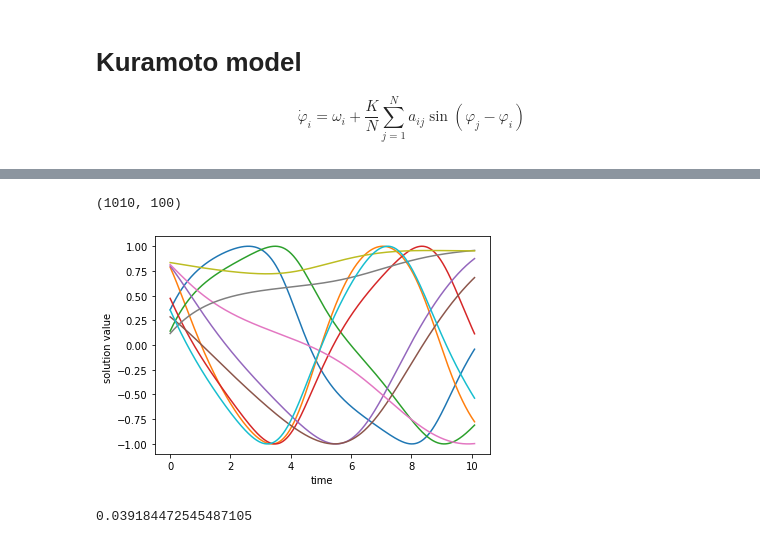
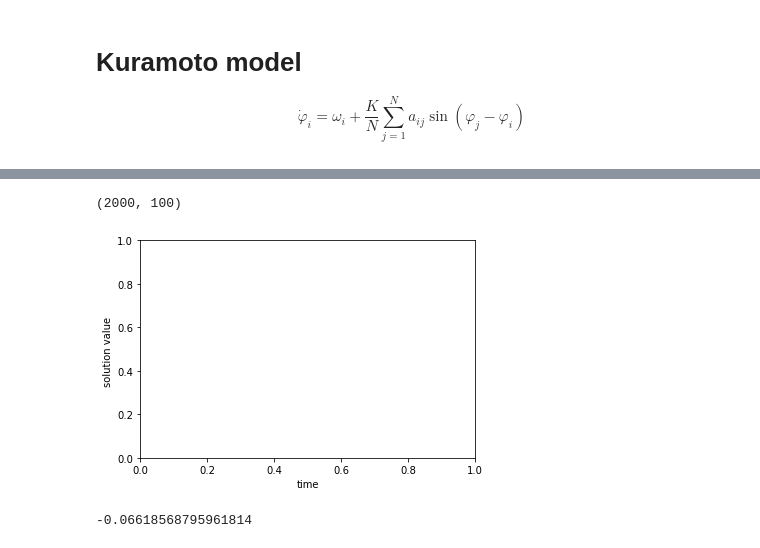
Before and after one commit to KatieJ16/Coupled_oscillators, a Jupyter notebook: Kuramoto_model_2d.ipynb, the cells around one changed output, grey strips where cells are left out. Saved outputs shown, nothing was run; the diff lists cells and outputs as text; code cells hidden in the pictures.

```diff
--- a/Kuramoto_model_2d.ipynb
+++ b/Kuramoto_model_2d.ipynb
@@ -12,7 +12,7 @@ N = 10
 phi = np.zeros(N)
 omega = np.random.uniform(low=-1, high=1, size=(N**2))
 # omega = omega**3 - 0.3*omega
-K = 9.5
+K = 20
 
 def make_A(N):
     #make an adjaceny matrix for an NxN systems where neighbors are connected.
@@ -83,7 +83,7 @@ print(np.sum(A)/((N**2-1)**2))
 plt.figure()
 plt.imshow(A)
 dt = 0.01 #timestep size, if this is too large, weird things seem to be happening
-T_max = 10.1 #maximum time to run simulation for
+T_max = 20. #maximum time to run simulation for
 t = np.arange(0, T_max, dt)
 print(t.shape)
 # %% [output]
@@ -94,14 +94,9 @@ print(t.shape)
 def phi_dot(phi, t, omega, K, A):
     #this is for the Kuramoto oscillator
     N = len(phi)
-#     print(K)
-#     print(N)
-#     i = 0
-#     print(A[i])
-#     print(phi - phi[i])
     dphi_dt = np.zeros(np.shape(phi))
     for i in range(N):
-        dphi_dt[i] = omega[i] + K/N *np.sum(A[i]@np.sin(phi - phi[i])) #+ np.random.normal(0,0.01)
+        dphi_dt[i] = (omega[i] + K/N *np.sum(A[i]@np.sin(phi - phi[i])))#+ np.random.normal(0,0.01)
     return dphi_dt
 
 def run_and_graph(omega, K=10, T_max =20, dt = 0.01, p = 1, N = 100):
@@ -142,26 +144,26 @@ plt.show()
 # %%
 %matplotlib inline
 print(sol.shape)
 # plt.plot(np.sin(sol[:,0]))
 # plt.plot(sol[:,0])
 # plt.plot(sol[:,1])
 # plt.plot(sol[:,2])
 plt.figure()
-for i in range(10):
+for i in range(10, 0):
     plt.plot(np.arange(0, T_max, dt), np.sin(sol[:,i]))
 plt.xlabel("time")
 plt.ylabel("solution value ")
 plt.show()
 
 # plt.plot(np.linspace(0,20), np.linspace(0,20)*np.mean(omega) + np.mean(sol[0,:]), 'black', linewidth = 2)
 
 print(np.mean(omega))
 # plt.plot(np.sin(sol[:,1]))
 # plt.plot(np.sin(sol[:,2]))
 # %% [output]
-(1010, 100)
+(2000, 100)
-[figure, old version]
+[figure, new version]
-0.039184472545487105
+-0.06618568795961814
 # %%
 u, s, vh = np.linalg.svd(sol)
 # %%
```
Also changed, not shown: parts of 12 cells of this notebook.
